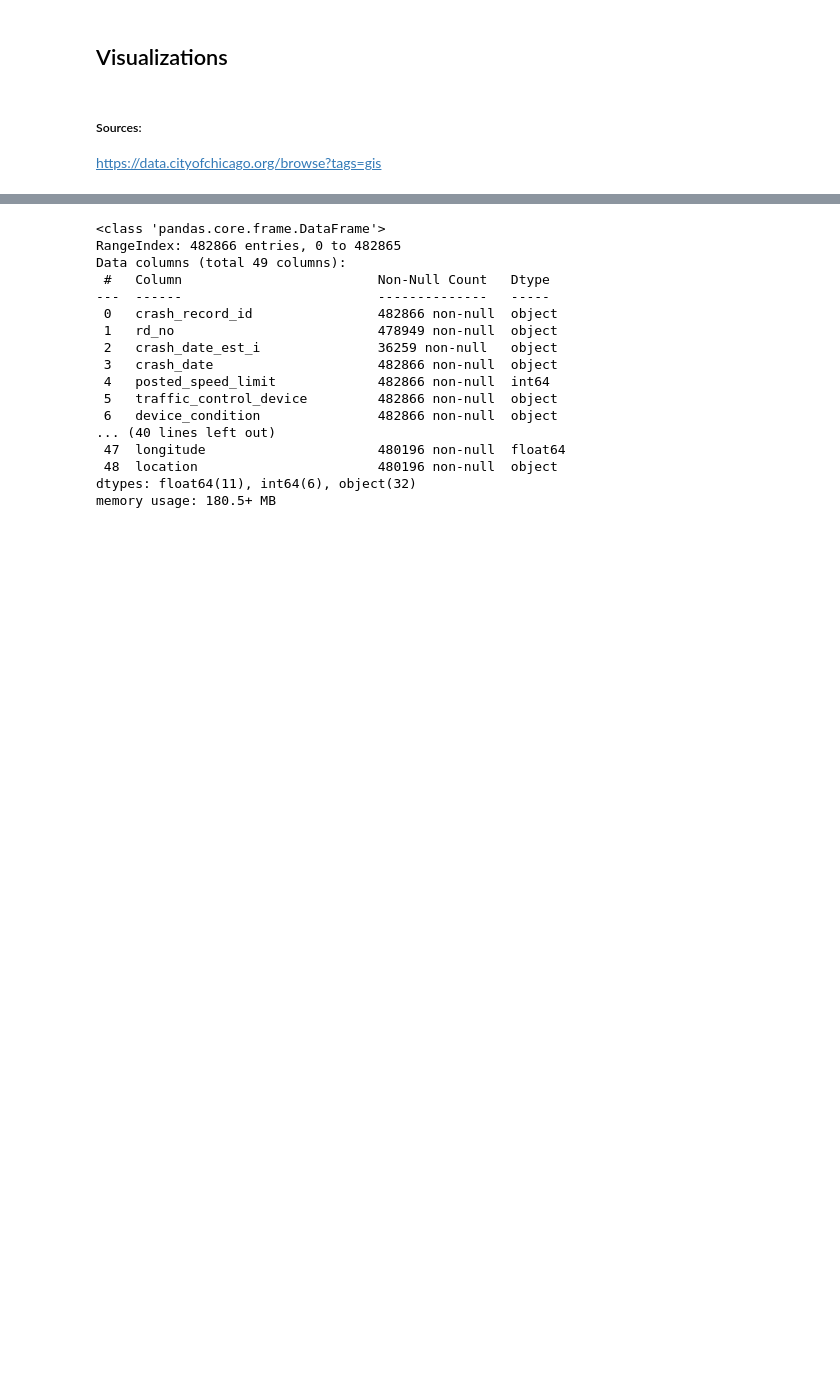
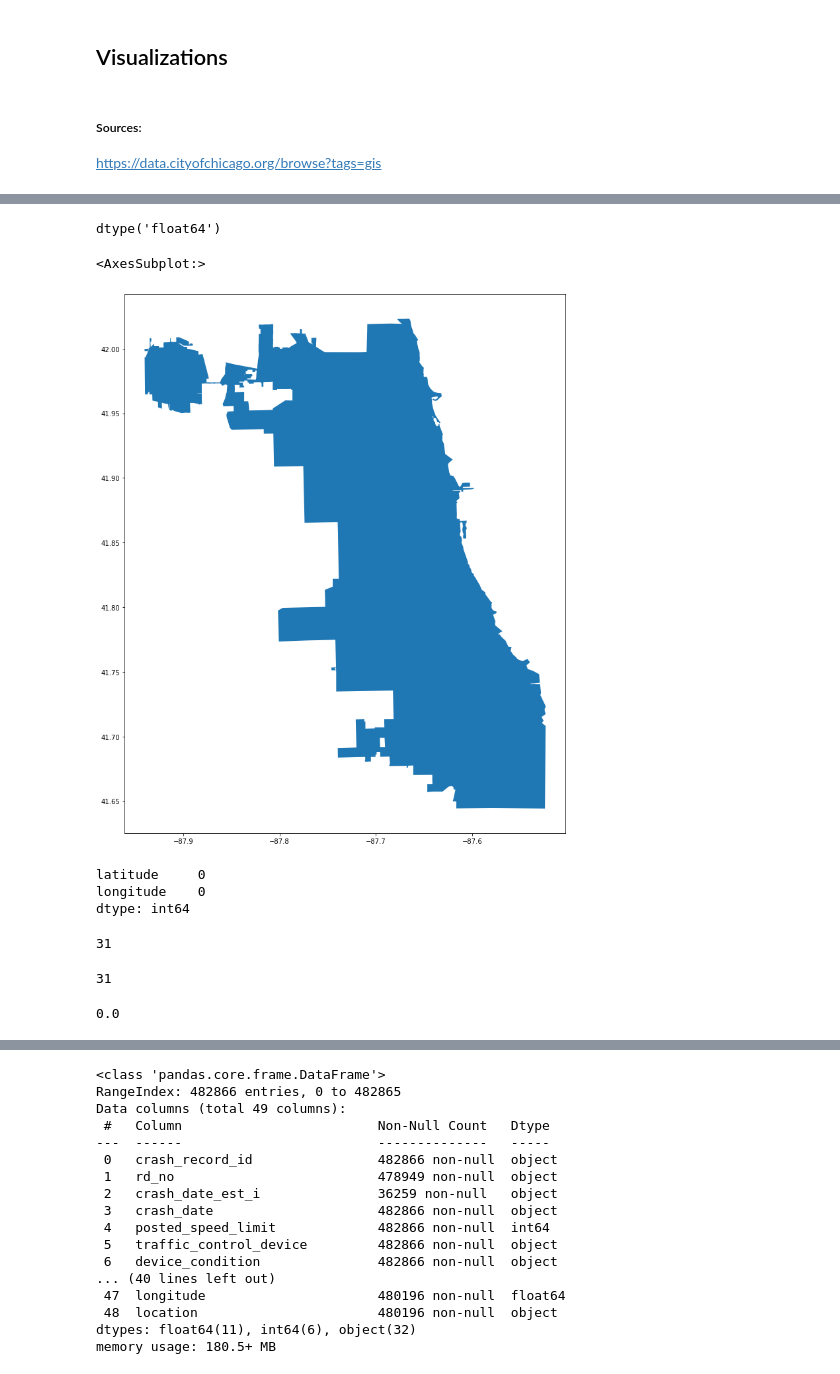
Before and after one commit to marcosvppfernandes/chicagoteam_quanggang, a Jupyter notebook: jamie_notebook.ipynb, the cells around one changed output, grey strips where cells are left out. Cells and saved outputs as stored; diff of their text form; code cells hidden in the pictures; blank space fills up the shorter version.

```diff
--- a/jamie_notebook.ipynb
+++ b/jamie_notebook.ipynb
@@ -302,0 +364,33 @@ chitown = gpd.read_file('data/Public_Expressway_Crash_Rates_2008_2012.shp')
+# %%
+data.longitude.dtype
+# %% [output]
+dtype('float64')
+# %%
+locations = data[['latitude', 'longitude']].dropna()
+chiboundaries = gpd.read_file('data/chipoli.shp')
+
+fig, ax = plt.subplots(figsize=(15,15))
+
+chiboundaries.plot(ax=ax)
+# %% [output]
+<AxesSubplot:>
+[figure, added]
+# %%
+locations = data[['latitude', 'longitude']][data['latitude']!=0].dropna()
+locations.isna().sum()
+# %% [output]
+latitude     0
+longitude    0
+dtype: int64
+# %%
+len(locations[locations.longitude==0])
+# %% [output]
+31
+# %%
+len(locations[locations.latitude==0])
+# %% [output]
+31
+# %%
+locations.longitude.max()
+# %% [output]
+0.0
```
Also changed, not shown: parts of 14 cells of this notebook, 10 other files.
